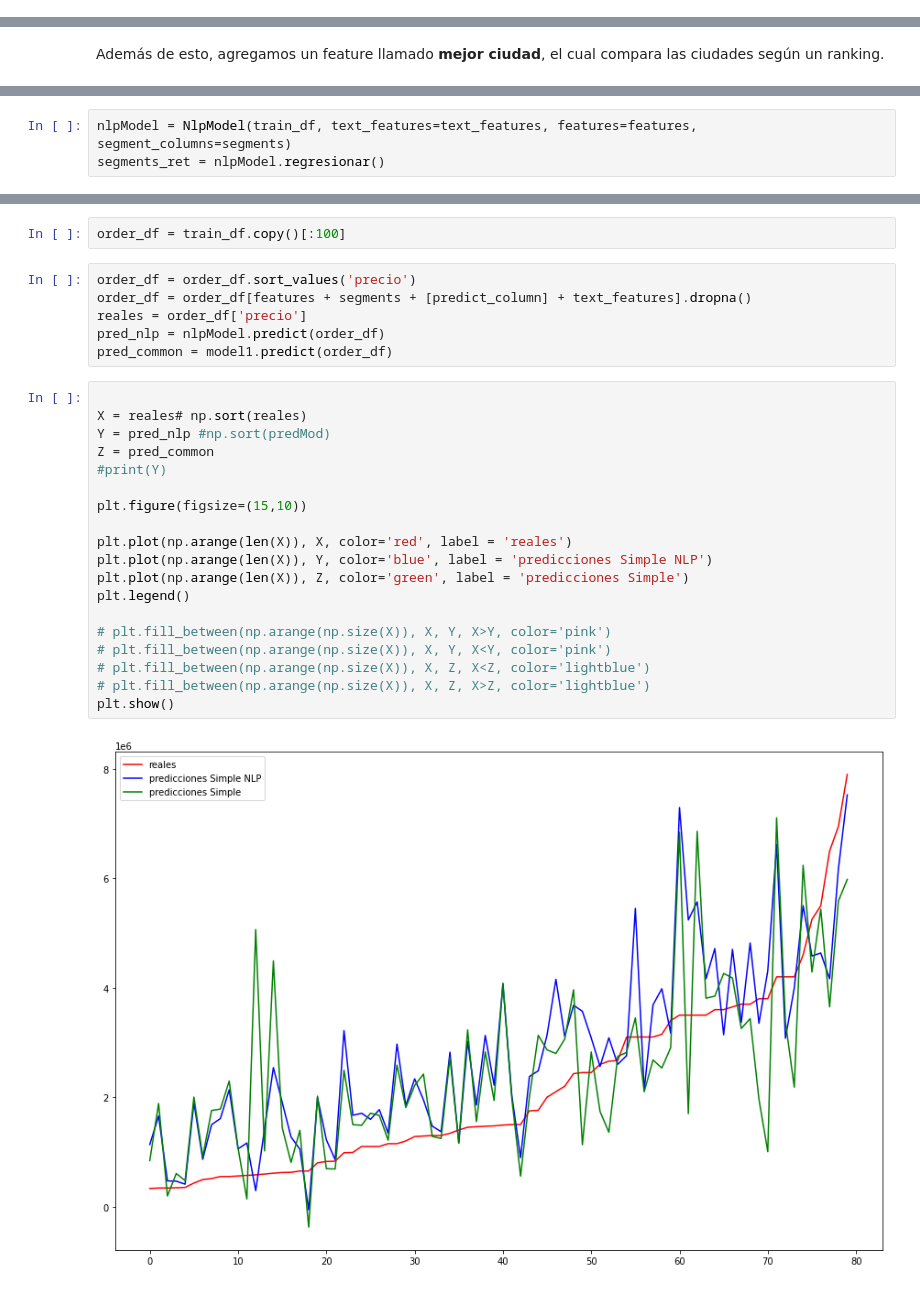
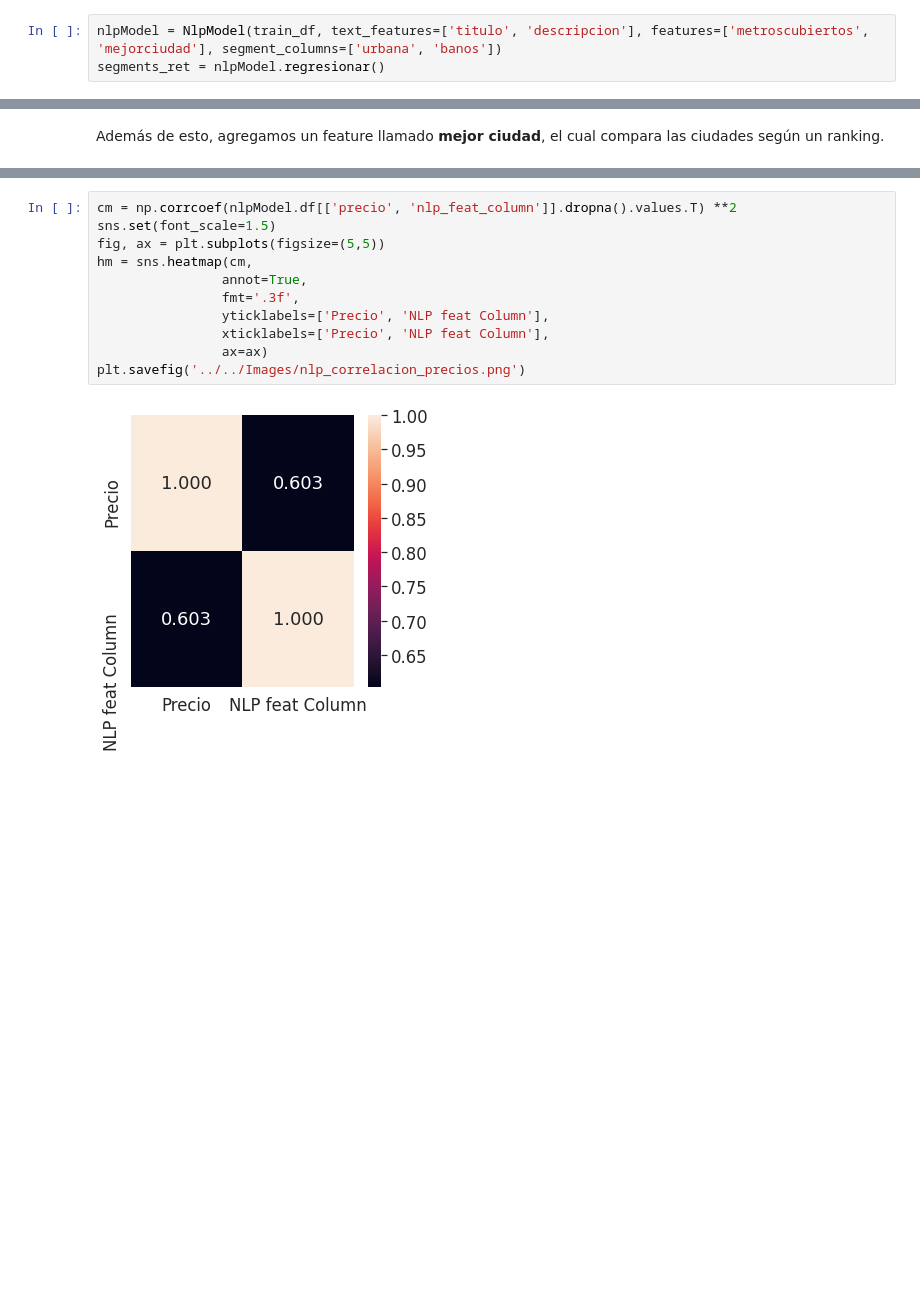
Before and after one commit to ToOrtner/Data-Analysis-properties, a Jupyter notebook: metnum-tp3-2020-1c/notebooks/exps.ipynb, the cells around one changed output, grey strips where cells are left out. Cells and saved outputs as stored; diff of their text form; blank space fills up the shorter version.

```diff
--- a/metnum-tp3-2020-1c/notebooks/exps.ipynb
+++ b/metnum-tp3-2020-1c/notebooks/exps.ipynb
@@ -49,0 +47,3 @@ Si volvemos al analisis de correlación de los datos, podemos ver que existe una
+# %%
+nlpModel = NlpModel(train_df, text_features=['titulo', 'descripcion'], features=['metroscubiertos', 'mejorciudad'], segment_columns=['urbana', 'banos'])
+segments_ret = nlpModel.regresionar()
@@ -60,3 +104,0 @@ carititud_column = 'carititud'
-# %%
-nlpModel = NlpModel(train_df, text_features=text_features, features=features, segment_columns=segments)
-segments_ret = nlpModel.regresionar()
@@ -110,29 +105,13 @@ print_scores_promedio(model1)
-# %%
-order_df = train_df.copy()[:100]
-# %%
-order_df = order_df.sort_values('precio')
-order_df = order_df[features + segments + [predict_column] + text_features].dropna()
-reales = order_df['precio']
-pred_nlp = nlpModel.predict(order_df)
-pred_common = model1.predict(order_df)
-# %%
-
-X = reales# np.sort(reales)
-Y = pred_nlp #np.sort(predMod)
-Z = pred_common
-#print(Y)
-
-plt.figure(figsize=(15,10))
-
-plt.plot(np.arange(len(X)), X, color='red', label = 'reales')
-plt.plot(np.arange(len(X)), Y, color='blue', label = 'predicciones Simple NLP')
-plt.plot(np.arange(len(X)), Z, color='green', label = 'predicciones Simple')
-plt.legend()
-
-# plt.fill_between(np.arange(np.size(X)), X, Y, X>Y, color='pink')
-# plt.fill_between(np.arange(np.size(X)), X, Y, X<Y, color='pink')
-# plt.fill_between(np.arange(np.size(X)), X, Z, X<Z, color='lightblue')
-# plt.fill_between(np.arange(np.size(X)), X, Z, X>Z, color='lightblue')
-plt.show()
-# %% [output]
-[figure, removed]
+# %%
+cm = np.corrcoef(nlpModel.df[['precio', 'nlp_feat_column']].dropna().values.T) **2
+sns.set(font_scale=1.5)
+fig, ax = plt.subplots(figsize=(5,5))
+hm = sns.heatmap(cm,
+                annot=True,
+                fmt='.3f',
+                yticklabels=['Precio', 'NLP feat Column'],
+                xticklabels=['Precio', 'NLP feat Column'],
+                ax=ax)
+plt.savefig('../../Images/nlp_correlacion_precios.png')
+# %% [output]
+[figure, added]
```
Also changed, not shown: parts of 18 cells of this notebook, 5 other files.
